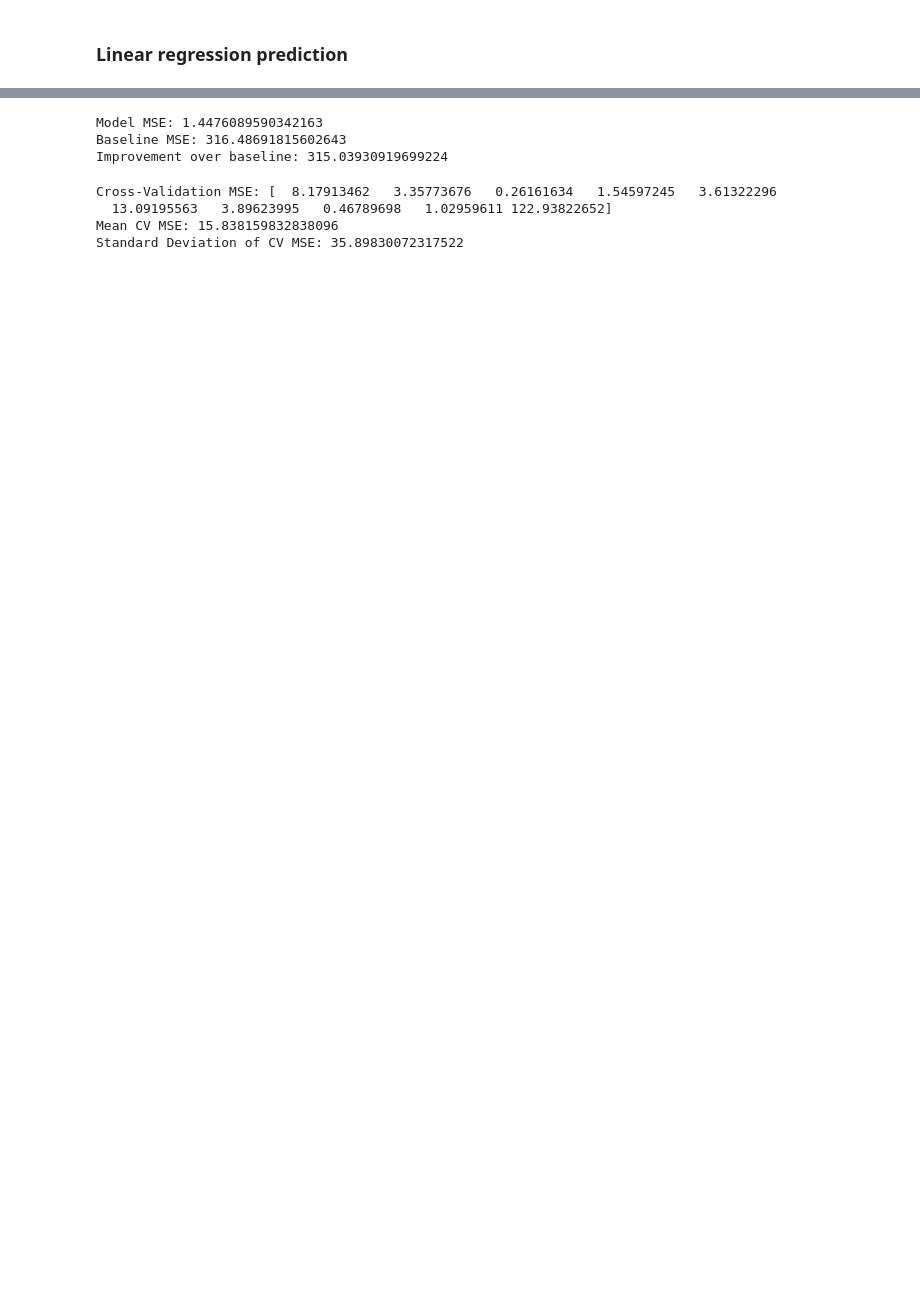
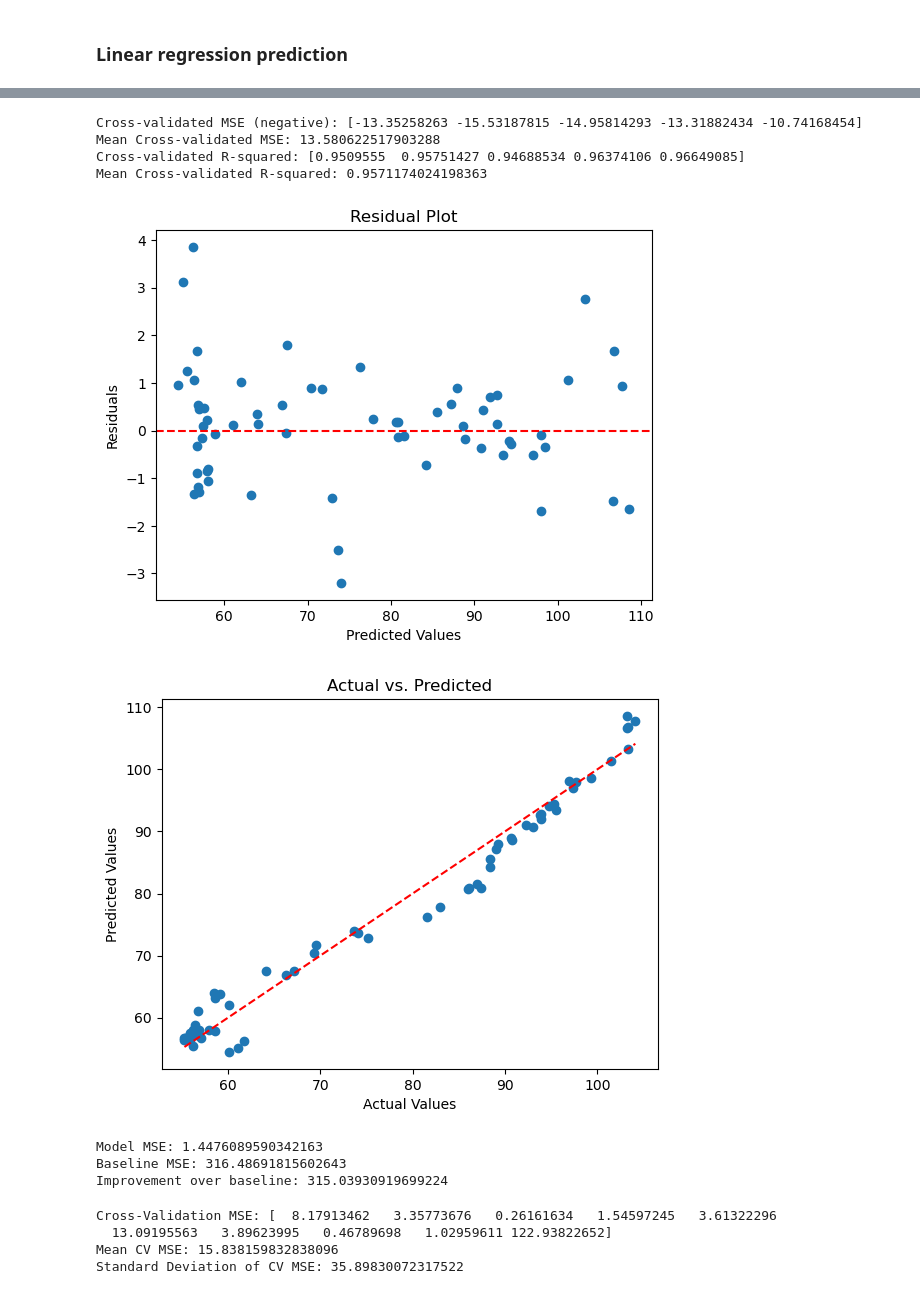
Before and after one commit to Winston8885/econproject, a Jupyter notebook: page.ipynb, the cells around one changed output, grey strips where cells are left out. Saved outputs shown, nothing was run; the diff lists cells and outputs as text; code cells hidden in the pictures; blank space fills up the shorter version.

```diff
--- a/page.ipynb
+++ b/page.ipynb
@@ -295,3 +332,35 @@ plt.show()
+# %%
+mse_scores = cross_val_score(lasso_model, X_train, y_train, cv=5, scoring='neg_mean_squared_error')
+r2_scores = cross_val_score(lasso_model,X_train, y_train, cv=5, scoring='r2')
+
+# Print results
+print("Cross-validated MSE (negative):", mse_scores)
+print("Mean Cross-validated MSE:", -np.mean(mse_scores))
+print("Cross-validated R-squared:", r2_scores)
+print("Mean Cross-validated R-squared:", np.mean(r2_scores))
+# %% [output]
+Cross-validated MSE (negative): [-13.35258263 -15.53187815 -14.95814293 -13.31882434 -10.74168454]
+Mean Cross-validated MSE: 13.580622517903288
+Cross-validated R-squared: [0.9509555  0.95751427 0.94688534 0.96374106 0.96649085]
+Mean Cross-validated R-squared: 0.9571174024198363
+# %%
+plt.scatter(y_pred_lasso, y_test - y_pred)
+plt.xlabel("Predicted Values")
+plt.ylabel("Residuals")
+plt.axhline(y=0, color='r', linestyle='--')
+plt.title("Residual Plot")
+plt.show()
+
+# 2. Actual vs. Predicted
+plt.scatter(y_test, y_pred_lasso)
+plt.xlabel("Actual Values")
+plt.ylabel("Predicted Values")
+plt.plot([min(y_test), max(y_test)], [min(y_test), max(y_test)], 'r--')
+plt.title("Actual vs. Predicted")
+plt.show()
+# %% [output]
+[figure, added]
+[figure, added]
 # %%
 from sklearn.neural_network import MLPRegressor
 from sklearn.preprocessing import StandardScaler
```
Also changed, not shown: parts of 20 cells of this notebook.
